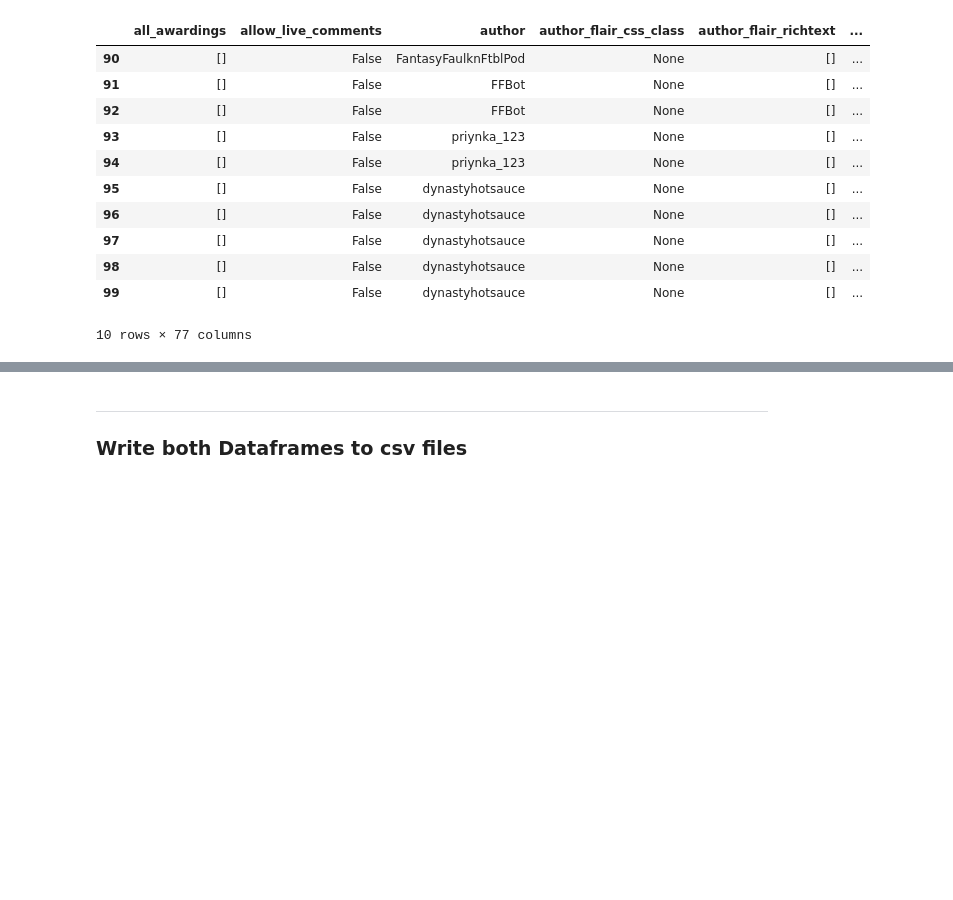
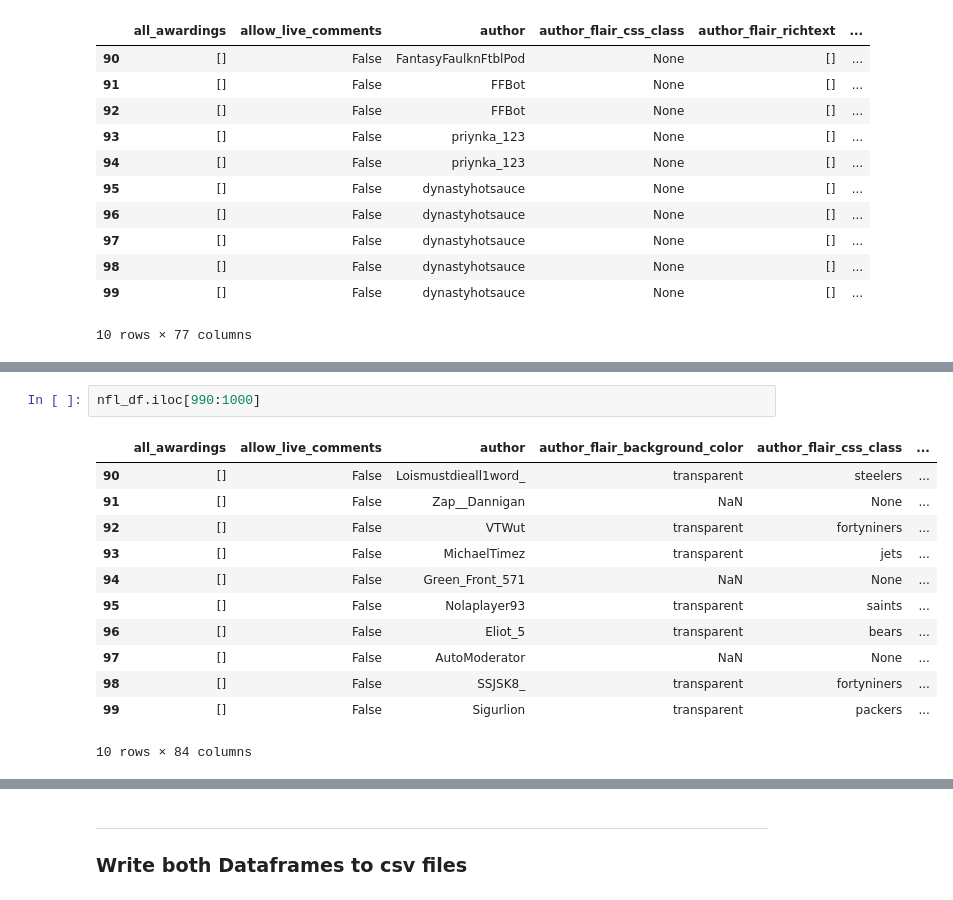
Before and after one commit to pemurp19/Web-Scraping-and-NLP---Reddit, a Jupyter notebook: code/Web Scraping.ipynb, the cells around one changed output, grey strips where cells are left out. Cells and saved outputs as stored; diff of their text form; blank space fills up the shorter version.

```diff
--- a/code/Web Scraping.ipynb
+++ b/code/Web Scraping.ipynb
@@ -102,0 +175,15 @@ nfl_df.head()
+# %%
+nfl_df.iloc[990:1000]
+# %% [output]
+|  | all_awardings | allow_live_comments | author | author_flair_background_color | author_flair_css_class | ... |
+| 90 | [] | False | Loismustdieall1word_ | transparent | steelers | ... |
+| 91 | [] | False | Zap__Dannigan | NaN | None | ... |
+| 92 | [] | False | VTWut | transparent | fortyniners | ... |
+| 93 | [] | False | MichaelTimez | transparent | jets | ... |
+| 94 | [] | False | Green_Front_571 | NaN | None | ... |
+| 95 | [] | False | Nolaplayer93 | transparent | saints | ... |
+| 96 | [] | False | Eliot_5 | transparent | bears | ... |
+| 97 | [] | False | AutoModerator | NaN | None | ... |
+| 98 | [] | False | SSJSK8_ | transparent | fortyniners | ... |
+| 99 | [] | False | Sigurlion | transparent | packers | ... |
+10 rows × 84 columns
```
Also changed, not shown: parts of 16 cells of this notebook, 2 other files.
